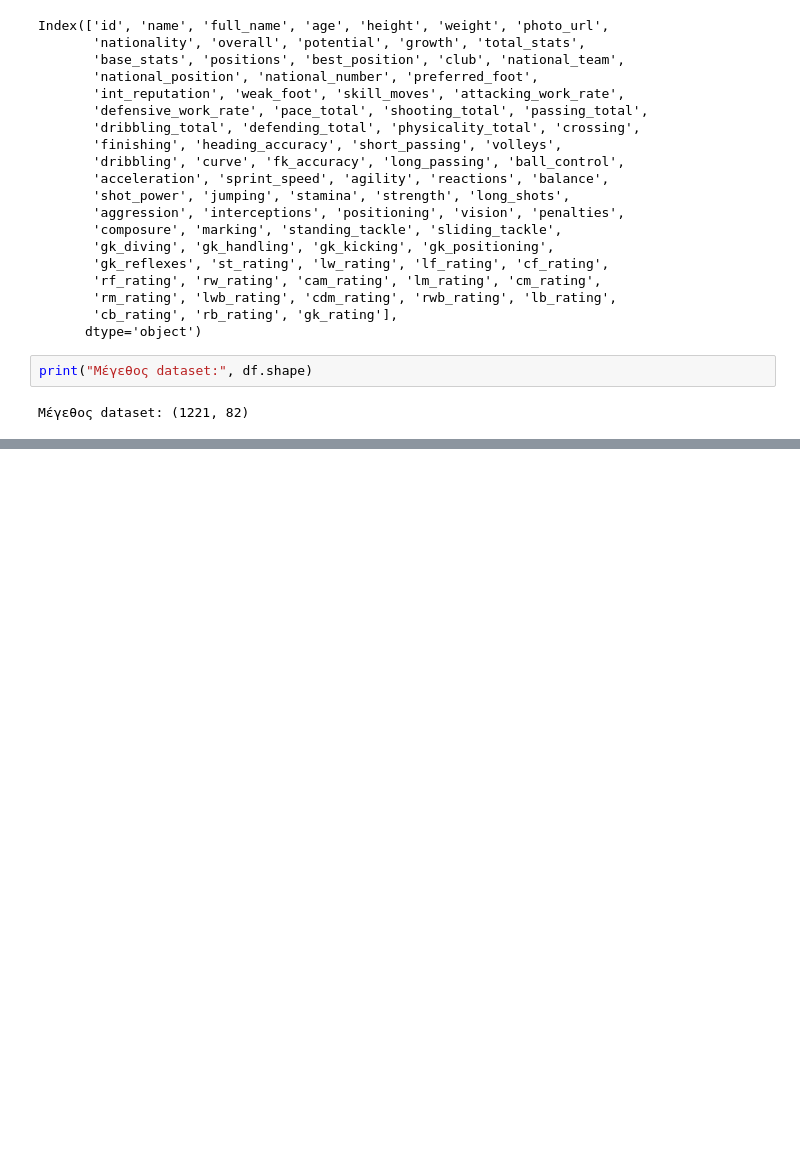
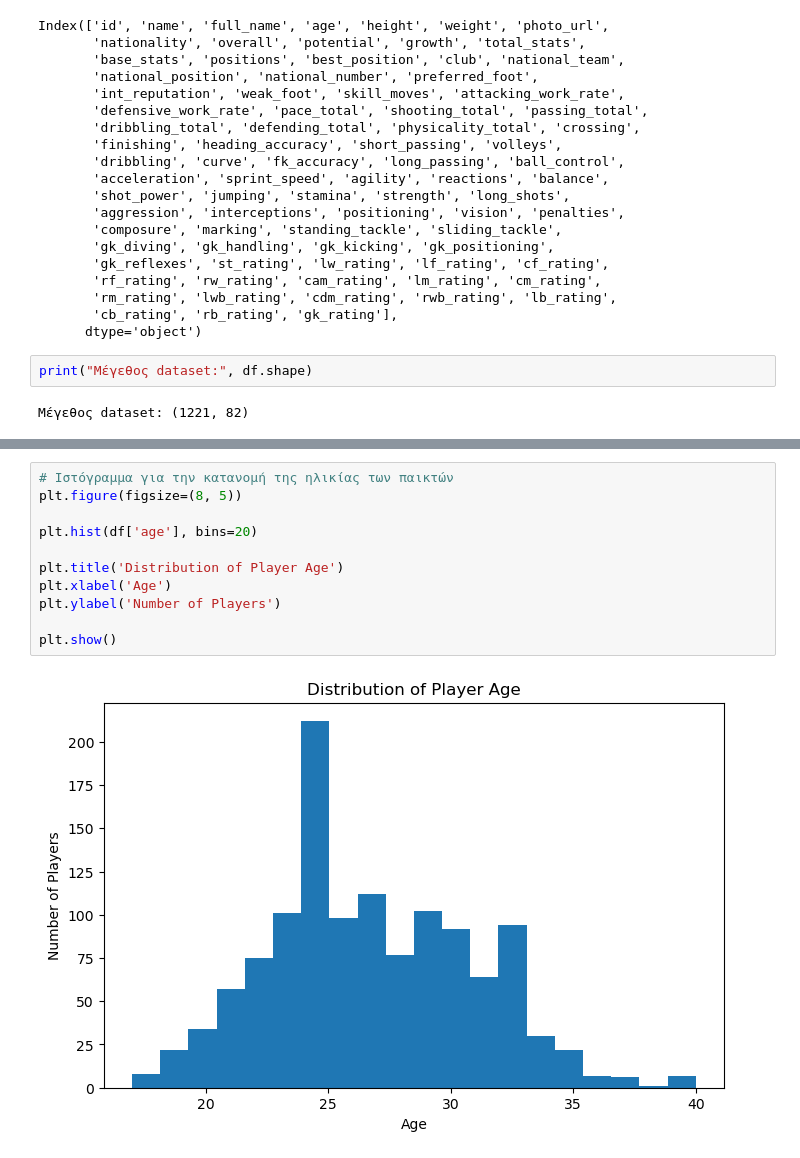
Before and after one commit to Loukas89/ML-FIFA-Analysis-Regression-Classification-Clustering-, a Jupyter notebook: Clustering.ipynb, the cells around one changed output, grey strips where cells are left out. Drawn from its saved outputs; the diff is of its cells as text; blank space fills up the shorter version.

```diff
--- a/Clustering.ipynb
+++ b/Clustering.ipynb
@@ -102,0 +141,13 @@ print("Μέγεθος dataset:", df.shape)
+# %%
+# Ιστόγραμμα για την κατανομή της ηλικίας των παικτών
+plt.figure(figsize=(8, 5))
+
+plt.hist(df['age'], bins=20)
+
+plt.title('Distribution of Player Age')
+plt.xlabel('Age')
+plt.ylabel('Number of Players')
+
+plt.show()
+# %% [output]
+[figure, added]
```
Also changed, not shown: parts of 33 cells of this notebook, 1 other file.
